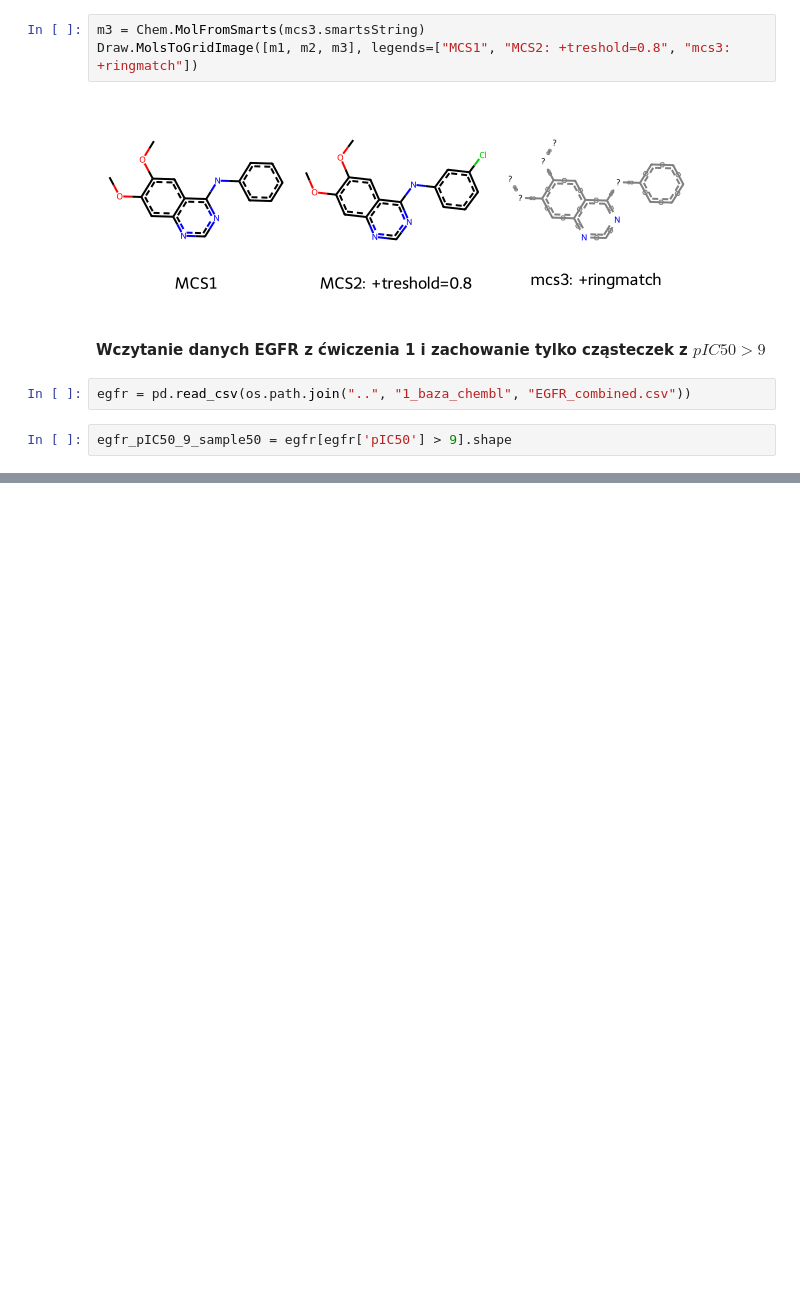
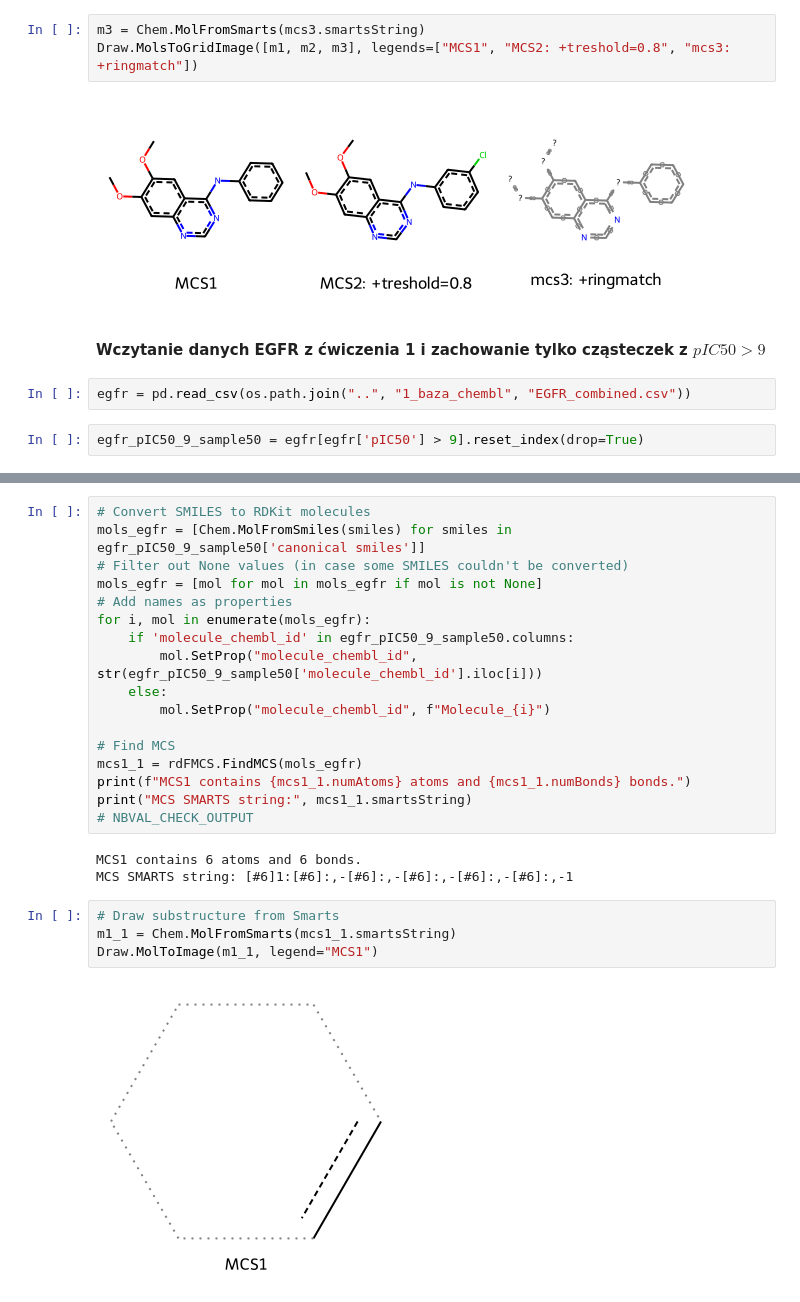
Before and after one commit to Kubabob/leki_maloczasteczkowe, a Jupyter notebook: 6_maksimum_wspolnej_struktury/fmcs.ipynb, the cells around one changed output, grey strips where cells are left out. Drawn from its saved outputs; the diff is of its cells as text; blank space fills up the shorter version.

```diff
--- a/6_maksimum_wspolnej_struktury/fmcs.ipynb
+++ b/6_maksimum_wspolnej_struktury/fmcs.ipynb
@@ -161,4 +164,4 @@ Draw.MolsToGridImage([m1, m2, m3], legends=["MCS1", "MCS2: +treshold=0.8", "mcs3
 # %%
 egfr = pd.read_csv(os.path.join("..", "1_baza_chembl", "EGFR_combined.csv"))
 # %%
-egfr_pIC50_9_sample50 = egfr[egfr['pIC50'] > 9].shape
+egfr_pIC50_9_sample50 = egfr[egfr['pIC50'] > 9].reset_index(drop=True)
@@ -164,0 +181,26 @@ egfr_pIC50_9_sample50 = egfr[egfr['pIC50'] > 9].shape
+# %%
+# Convert SMILES to RDKit molecules
+mols_egfr = [Chem.MolFromSmiles(smiles) for smiles in egfr_pIC50_9_sample50['canonical smiles']]
+# Filter out None values (in case some SMILES couldn't be converted)
+mols_egfr = [mol for mol in mols_egfr if mol is not None]
+# Add names as properties
+for i, mol in enumerate(mols_egfr):
+	if 'molecule_chembl_id' in egfr_pIC50_9_sample50.columns:
+		mol.SetProp("molecule_chembl_id", str(egfr_pIC50_9_sample50['molecule_chembl_id'].iloc[i]))
+	else:
+		mol.SetProp("molecule_chembl_id", f"Molecule_{i}")
+
+# Find MCS
+mcs1_1 = rdFMCS.FindMCS(mols_egfr)
+print(f"MCS1 contains {mcs1_1.numAtoms} atoms and {mcs1_1.numBonds} bonds.")
+print("MCS SMARTS string:", mcs1_1.smartsString)
+# NBVAL_CHECK_OUTPUT
+# %% [output]
+MCS1 contains 6 atoms and 6 bonds.
+MCS SMARTS string: [#6]1:[#6]:,-[#6]:,-[#6]:,-[#6]:,-[#6]:,-1
+# %%
+# Draw substructure from Smarts
+m1_1 = Chem.MolFromSmarts(mcs1_1.smartsString)
+Draw.MolToImage(m1_1, legend="MCS1")
+# %% [output]
+[figure, added]
```
Also changed, not shown: parts of 12 cells of this notebook, 2 other files.
